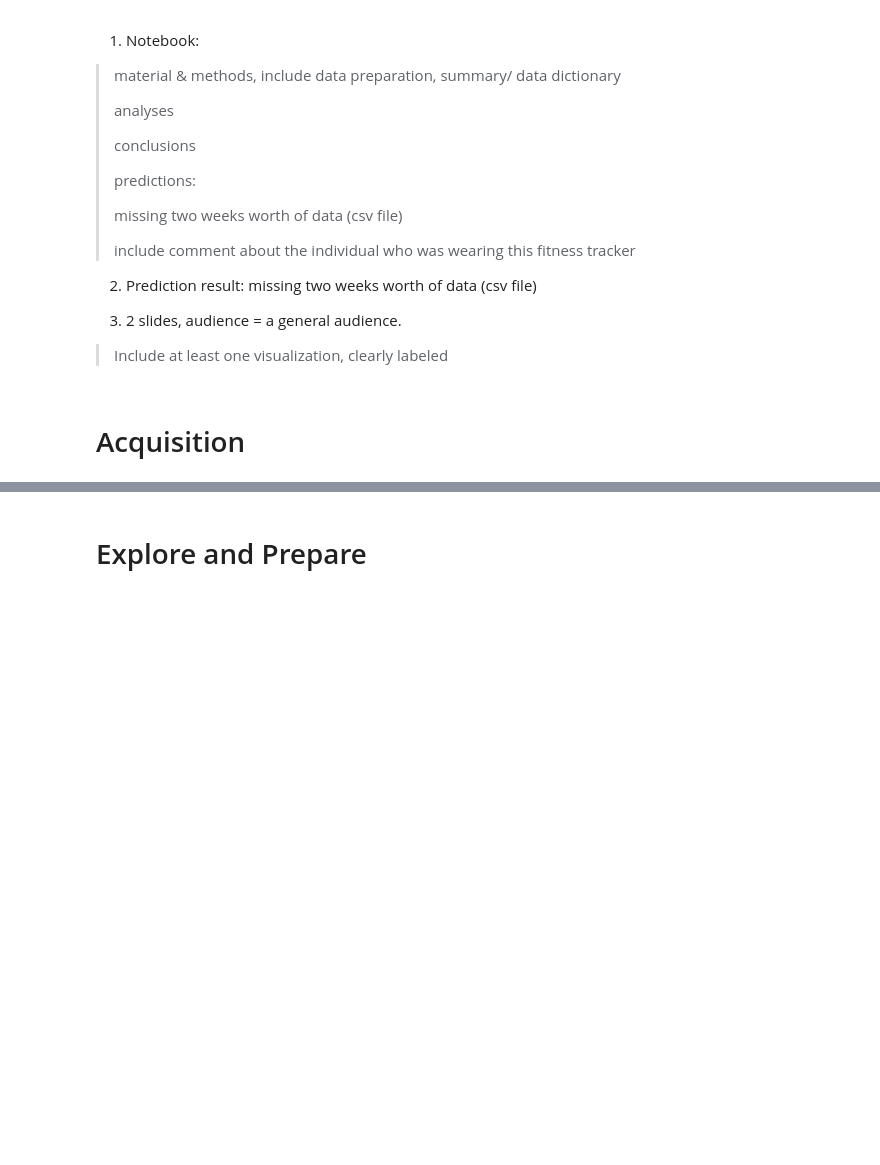
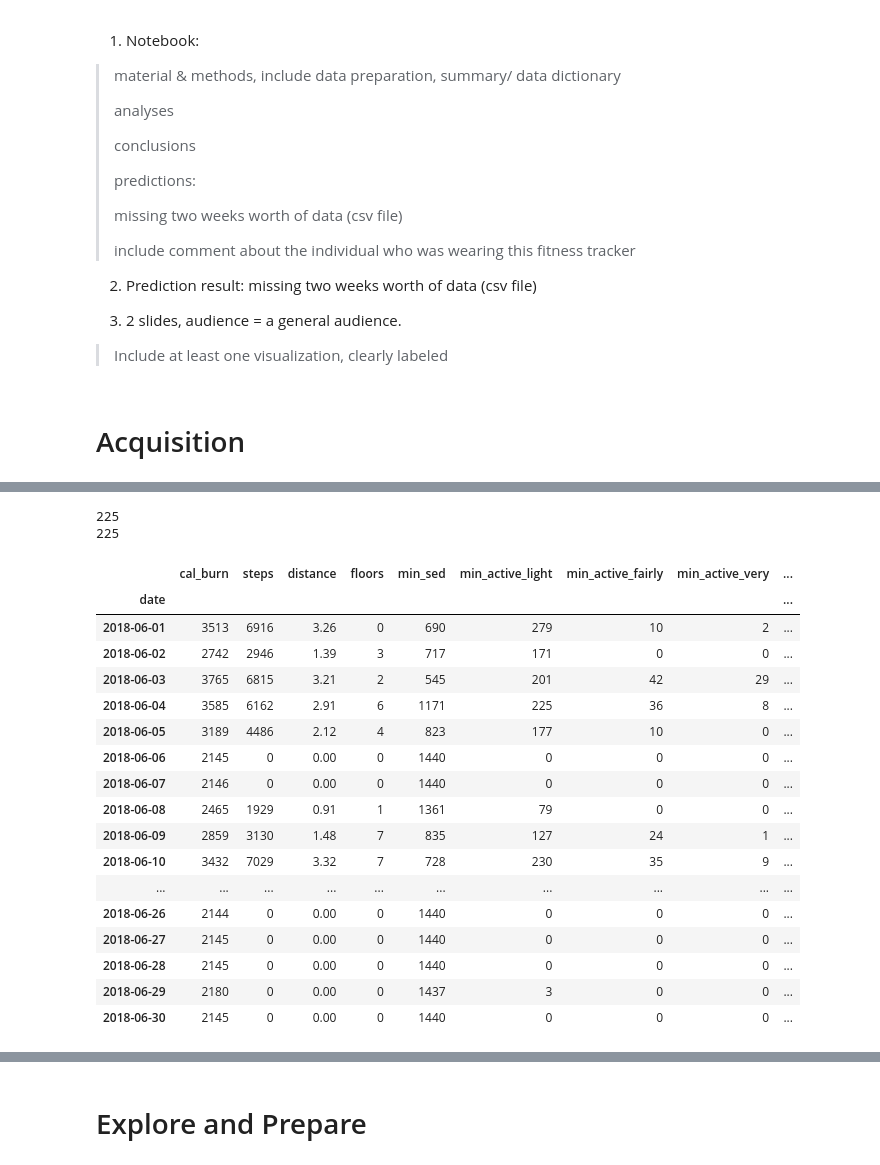
Before and after one commit to BlancoRD/Fitbit-Time-Series, a Jupyter notebook: setup.ipynb, the cells around one changed output, grey strips where cells are left out. Drawn from its saved outputs; the diff is of its cells as text; code cells hidden in the pictures; blank space fills up the shorter version.

```diff
--- a/setup.ipynb
+++ b/setup.ipynb
@@ -29,0 +111,8 @@
+# %%
+def handle_obj_type(df):
+    for s in str_attributes:
+        df[s] = df[s].str.replace(',','')
+        df[s] = df[s].astype('int')
+    return df
+# %%
+df = handle_obj_type(df)
@@ -29,0 +159,2 @@
+# %%
+df.date = pd.to_datetime(df.date)
@@ -29,0 +179,2 @@
+# %%
+df = df.set_index('date')
@@ -29,0 +191,27 @@
+# %%
+print(len(df))
+print(len(df.asfreq('D')))
+# %% [output]
+225
+225
+# %%
+df['2018-06']
+# %% [output]
+|  | cal_burn | steps | distance | floors | min_sed | min_active_light | min_active_fairly | min_active_very | ... |
+| date |  |  |  |  |  |  |  |  | ... |
+| 2018-06-01 | 3513 | 6916 | 3.26 | 0 | 690 | 279 | 10 | 2 | ... |
+| 2018-06-02 | 2742 | 2946 | 1.39 | 3 | 717 | 171 | 0 | 0 | ... |
+| 2018-06-03 | 3765 | 6815 | 3.21 | 2 | 545 | 201 | 42 | 29 | ... |
+| 2018-06-04 | 3585 | 6162 | 2.91 | 6 | 1171 | 225 | 36 | 8 | ... |
+| 2018-06-05 | 3189 | 4486 | 2.12 | 4 | 823 | 177 | 10 | 0 | ... |
+| 2018-06-06 | 2145 | 0 | 0.00 | 0 | 1440 | 0 | 0 | 0 | ... |
+| 2018-06-07 | 2146 | 0 | 0.00 | 0 | 1440 | 0 | 0 | 0 | ... |
+| 2018-06-08 | 2465 | 1929 | 0.91 | 1 | 1361 | 79 | 0 | 0 | ... |
+| 2018-06-09 | 2859 | 3130 | 1.48 | 7 | 835 | 127 | 24 | 1 | ... |
+| 2018-06-10 | 3432 | 7029 | 3.32 | 7 | 728 | 230 | 35 | 9 | ... |
+| ... | ... | ... | ... | ... | ... | ... | ... | ... | ... |
+| 2018-06-26 | 2144 | 0 | 0.00 | 0 | 1440 | 0 | 0 | 0 | ... |
+| 2018-06-27 | 2145 | 0 | 0.00 | 0 | 1440 | 0 | 0 | 0 | ... |
+| 2018-06-28 | 2145 | 0 | 0.00 | 0 | 1440 | 0 | 0 | 0 | ... |
+| 2018-06-29 | 2180 | 0 | 0.00 | 0 | 1437 | 3 | 0 | 0 | ... |
+| 2018-06-30 | 2145 | 0 | 0.00 | 0 | 1440 | 0 | 0 | 0 | ... |
```
Also changed, not shown: parts of 19 cells of this notebook, 11 other files.
